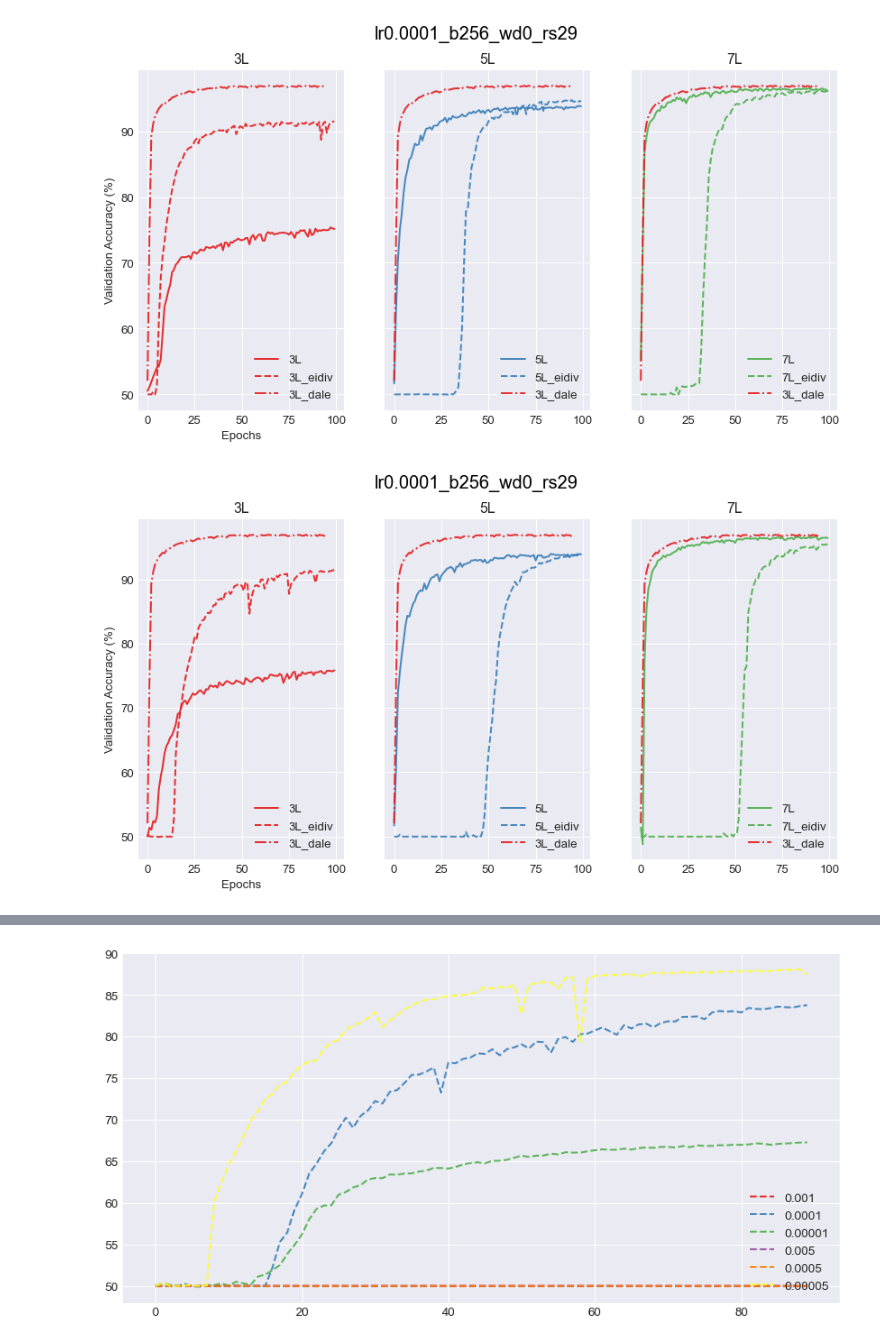
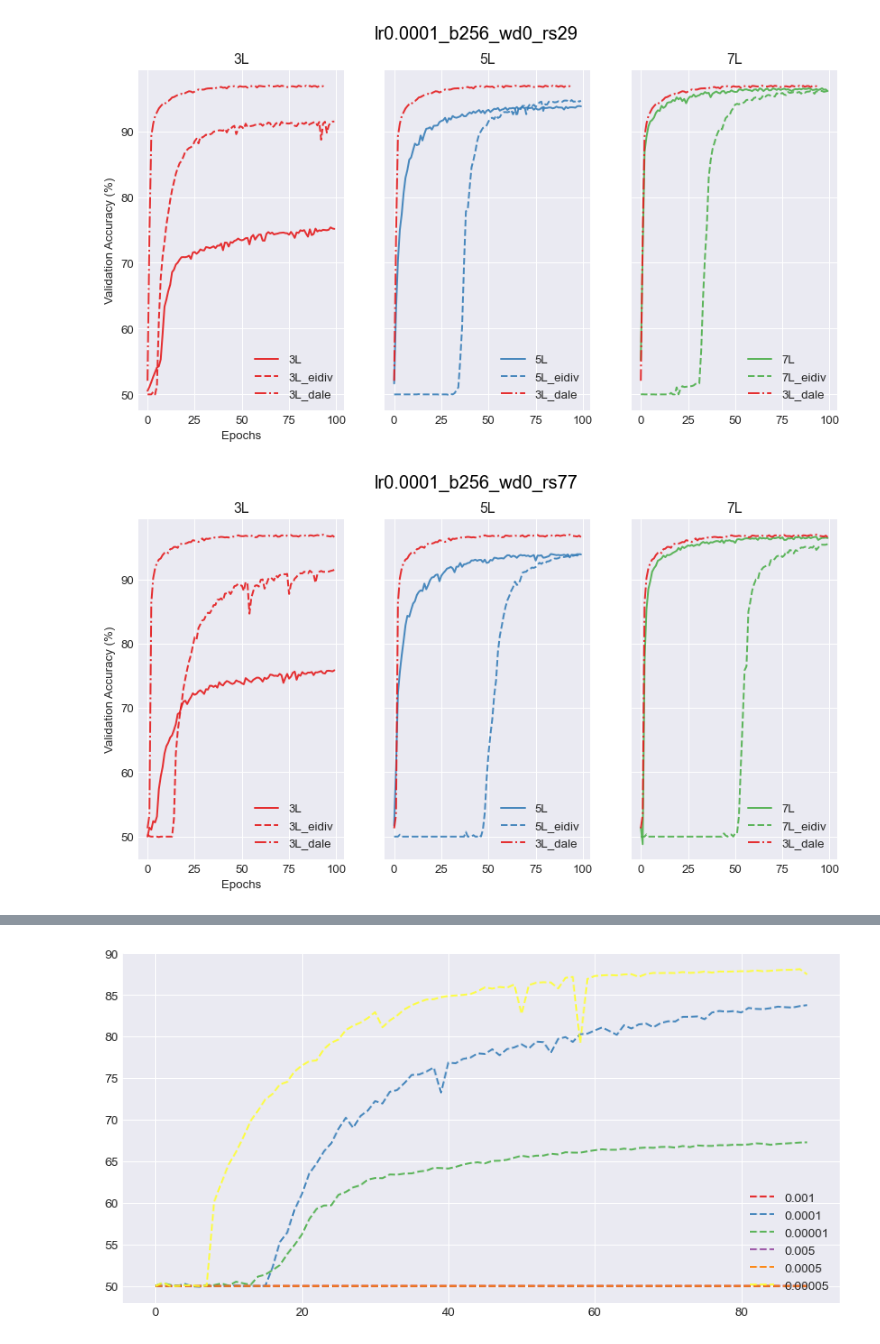
Before and after one commit to hiyuantang/marked_long, a Jupyter notebook: results/vis.ipynb, the cells around one changed output, grey strips where cells are left out. Drawn from its saved outputs; the diff is of its cells as text; code cells hidden in the pictures.

Commit message:
upload new results

```diff
--- a/results/vis.ipynb
+++ b/results/vis.ipynb
@@ -156,13 +156,25 @@ L7eidiv_rs29 = get_val_results_addtodata('./rs29_gbmax_nolradj/7Leidiv.txt')
 #no learning rate adjustment
 L3_rs77 = get_val_results_addtodata('./rs77_gbmax_nolradj/3L.txt')
 L3eidiv_rs77 = get_val_results_addtodata('./rs77_gbmax_nolradj/3Leidiv.txt')
-#L3dale_rs77 = get_val_results_addtodata('./rs77_gbmax_nolradj/3Ldale.txt')
+L3dale_rs77 = get_val_results_addtodata('./rs77_gbmax_nolradj/3Ldale.txt')
 
 L5_rs77 = get_val_results_addtodata('./rs77_gbmax_nolradj/5L.txt')
 L5eidiv_rs77 = get_val_results_addtodata('./rs77_gbmax_nolradj/5Leidiv.txt')
 
 L7_rs77 = get_val_results_addtodata('./rs77_gbmax_nolradj/7L.txt')
 L7eidiv_rs77 = get_val_results_addtodata('./rs77_gbmax_nolradj/7Leidiv.txt')
+
+#validation results from -b 256 --epochs 100 --wd 0 --lr 0.0001 --rs77 datasplit 8:2 w/ gabor+maxpool
+#no learning rate adjustment
+L3_rs191 = get_val_results_addtodata('./rs191_gbmax_nolradj/3L.txt')
+L3eidiv_rs191 = get_val_results_addtodata('./rs191_gbmax_nolradj/3Leidiv.txt')
+#L3dale_rs191 = get_val_results_addtodata('./rs191_gbmax_nolradj/3Ldale.txt')
+
+L5_rs191 = get_val_results_addtodata('./rs191_gbmax_nolradj/5L.txt')
+L5eidiv_rs191 = get_val_results_addtodata('./rs191_gbmax_nolradj/5Leidiv.txt')
+
+L7_rs191 = get_val_results_addtodata('./rs191_gbmax_nolradj/7L.txt')
+L7eidiv_rs191 = get_val_results_addtodata('./rs191_gbmax_nolradj/7Leidiv.txt')
 # %%
 #get mean from each model
 L3_mean, L3_std = get_mean_std_at_epoch(L3_rs53, L3_rs77, L3_rs191, epoch=epoch_global)
@@ -217,7 +229,7 @@ plt.show()
 # %% [output]
 [figure]
 # %%
-acc_list = np.array([L3_rs77, L3eidiv_rs77, L3dale_rs29,
+acc_list = np.array([L3_rs77, L3eidiv_rs77, L3dale_rs77,
                     L5_rs77, L5eidiv_rs77,
                     L7_rs77, L7eidiv_rs77,], dtype=object)
 name_list = np.array(['3L', '3L_eidiv', '3L_dale',
@@ -231,33 +243,33 @@ fig, ax = plt.subplots(1, 3, sharex=True, sharey=True,
 palette = plt.get_cmap('Set1')
 ax[0].set_title('3L'), ax[1].set_title('5L'), ax[2].set_title('7L')
 ax[0].set_ylabel('Validation Accuracy (%)'), ax[0].set_xlabel('Epochs')
 for i in range(len(acc_list)):
     num = int(name_list[i][0])//2-1
     if 'eidiv' in name_list[i]:
         ax[num].plot(acc_list[i], linestyle='--',
                      color=palette(num),
                      linewidth=linewidth, alpha=0.9, label=name_list[i]
                      )
     elif 'dale' in name_list[i]:
         ax[num].plot(acc_list[i], linestyle='-.',
                      color=palette(num),
                      linewidth=linewidth, alpha=0.9, label=name_list[i]
                      )
     else:
         ax[num].plot(acc_list[i], linestyle='-',
                      color=palette(num),
                      linewidth=linewidth, alpha=0.9, label=name_list[i]
                      )
 for i in (1, 2):
-    ax[i].plot(L3dale_rs29, linestyle='-.',
+    ax[i].plot(L3dale_rs77, linestyle='-.',
                color=palette(0),
                linewidth=linewidth, alpha=0.9, label='3L_dale'
                )
 legend_loc = 'lower right'
 ax[0].legend(loc=legend_loc), ax[1].legend(
     loc=legend_loc), ax[2].legend(loc=legend_loc)
-plt.suptitle('lr0.0001_b256_wd0_rs29',
+plt.suptitle('lr0.0001_b256_wd0_rs77',
              fontsize=15, fontweight=0, color='black')
 plt.show()
 # %% [output]
-[figure, old version]
+[figure, new version]
```
Also changed, not shown: parts of 1 cell of this notebook, 8 other files.
